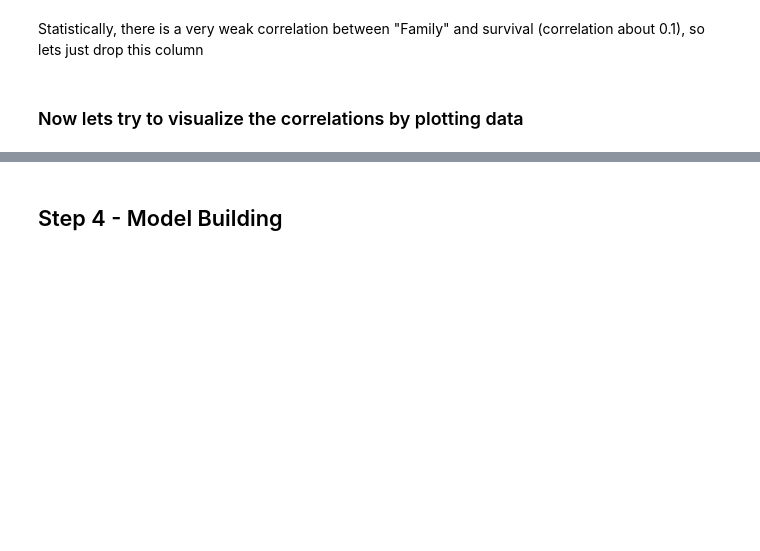
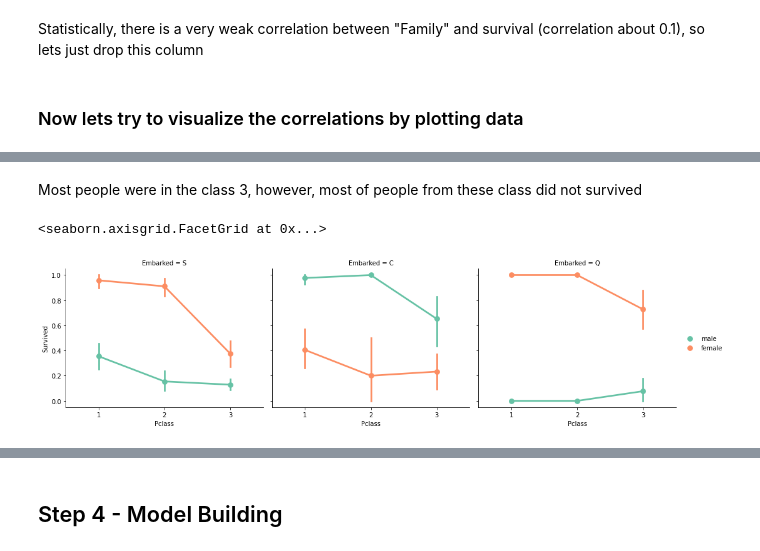
Before and after one commit to felipedaniel1910/TitanicAnalysis, a Jupyter notebook: script.ipynb, the cells around one changed output, grey strips where cells are left out. Drawn from its saved outputs; the diff is of its cells as text; code cells hidden in the pictures; blank space fills up the shorter version.

```diff
--- a/script.ipynb
+++ b/script.ipynb
@@ -282,0 +301,12 @@ test_df.drop(["Family","SibSp","Parch"], axis=1, inplace=True) # drop features o
+# %% [markdown]
+<p>Most people were in the class 3, however, most of people from these class did not survived</p>
+# %%
+#create the facetgrid with seaborn library
+grid = sns.FacetGrid(train_df, col='Embarked', height=4, aspect=1.2)
+#create the plot
+grid.map(sns.pointplot, 'Pclass', 'Survived', 'Sex', palette='Set2')
+#add legend to be able to know which are women and men
+grid.add_legend()
+# %% [output]
+<seaborn.axisgrid.FacetGrid at 0x...>
+[figure, added]
```
Also changed, not shown: parts of 31 cells of this notebook.
